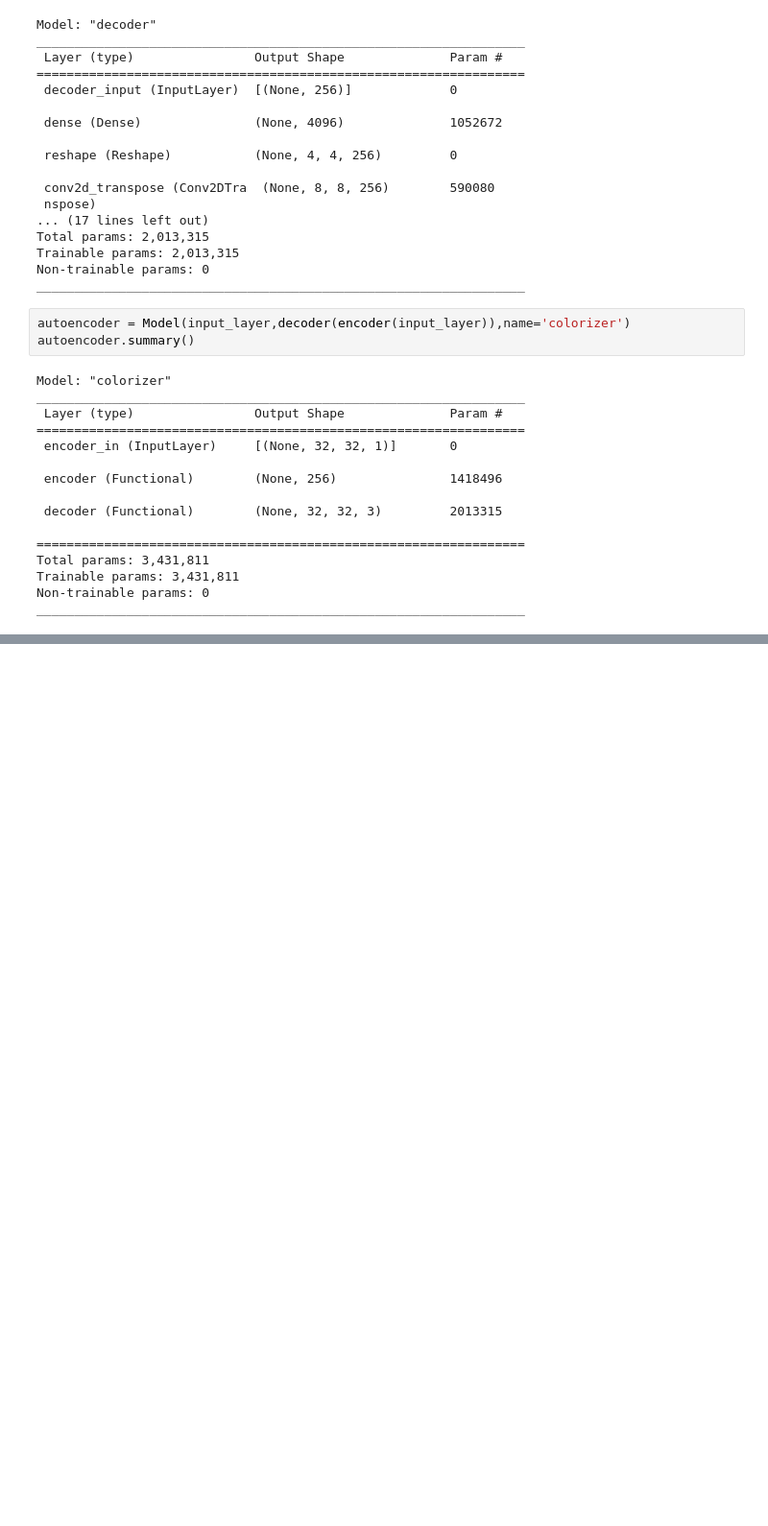
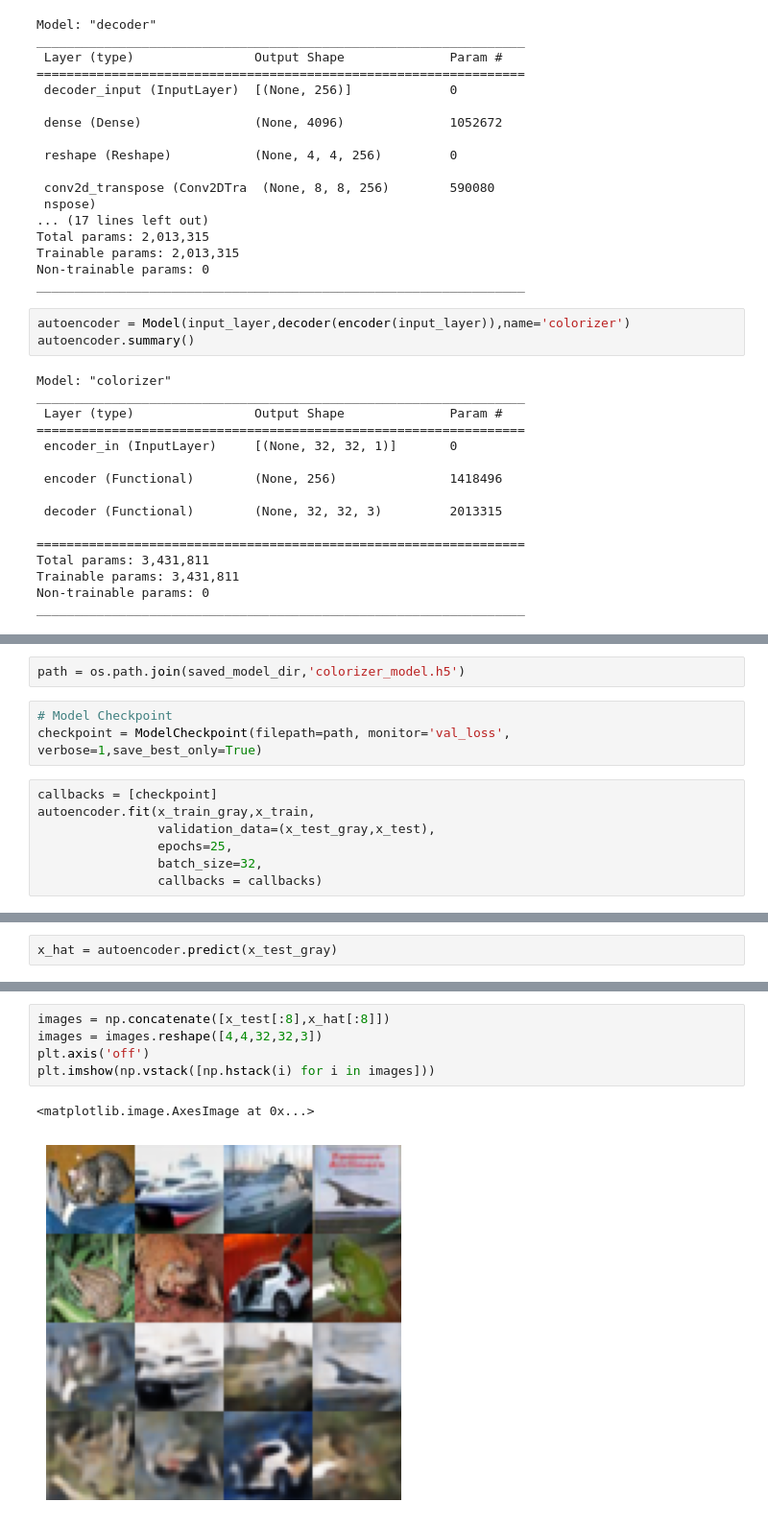
Before and after one commit to HP3-16/Generative-Deep-Learning, a Jupyter notebook: Autoencoders/autoencoder_colorizing.ipynb, the cells around one changed output, grey strips where cells are left out. Shown: that part at 96% size. Drawn from its saved outputs; the diff is of its cells as text; blank space fills up the shorter version.

```diff
--- a/Autoencoders/autoencoder_colorizing.ipynb
+++ b/Autoencoders/autoencoder_colorizing.ipynb
@@ -179,0 +189,12 @@ _________________________________________________________________
+# %%
+path = os.path.join(saved_model_dir,'colorizer_model.h5')
+# %%
+# Model Checkpoint
+checkpoint = ModelCheckpoint(filepath=path, monitor='val_loss', verbose=1,save_best_only=True)
+# %%
+callbacks = [checkpoint]
+autoencoder.fit(x_train_gray,x_train,
+                validation_data=(x_test_gray,x_test),
+                epochs=25,
+                batch_size=32,
+                callbacks = callbacks)
@@ -179,0 +220,2 @@ _________________________________________________________________
+# %%
+x_hat = autoencoder.predict(x_test_gray)
@@ -179,0 +224,8 @@ _________________________________________________________________
+# %%
+images = np.concatenate([x_test[:8],x_hat[:8]])
+images = images.reshape([4,4,32,32,3])
+plt.axis('off')
+plt.imshow(np.vstack([np.hstack(i) for i in images]))
+# %% [output]
+<matplotlib.image.AxesImage at 0x...>
+[figure, added]
```
Also changed, not shown: parts of 5 cells of this notebook, 1 other file.
